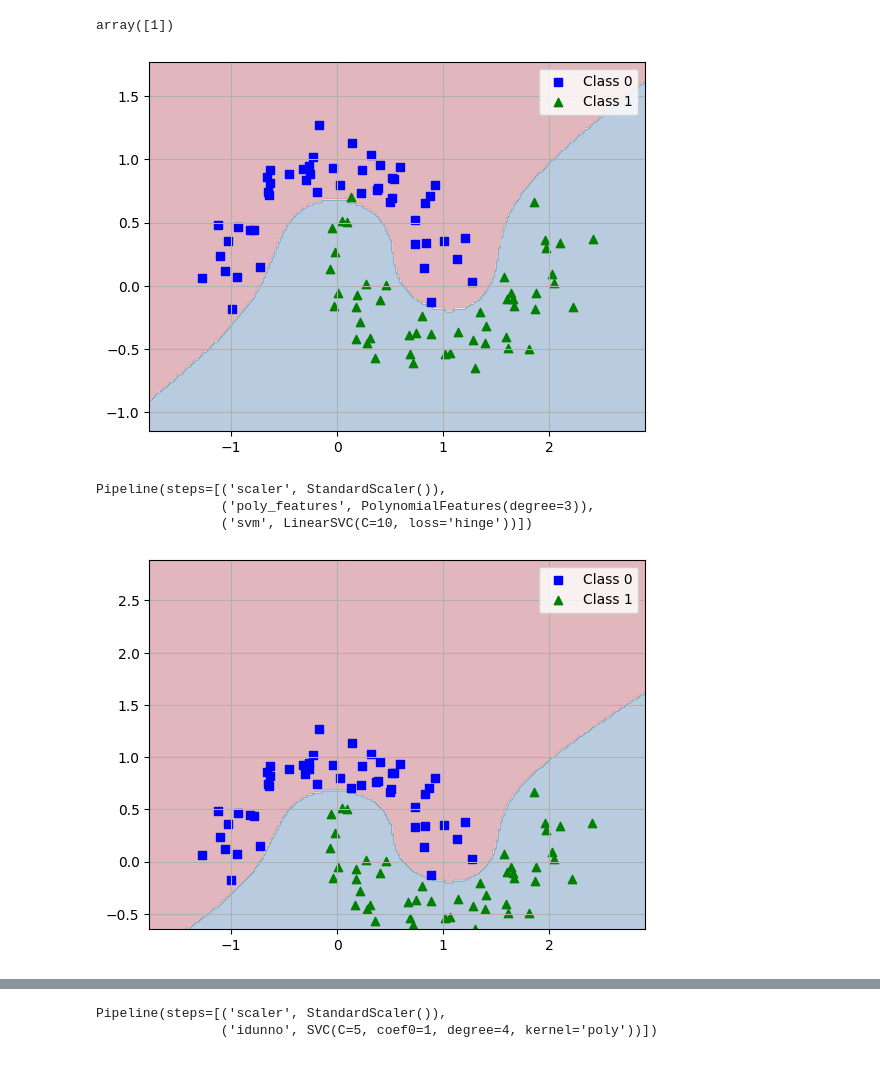
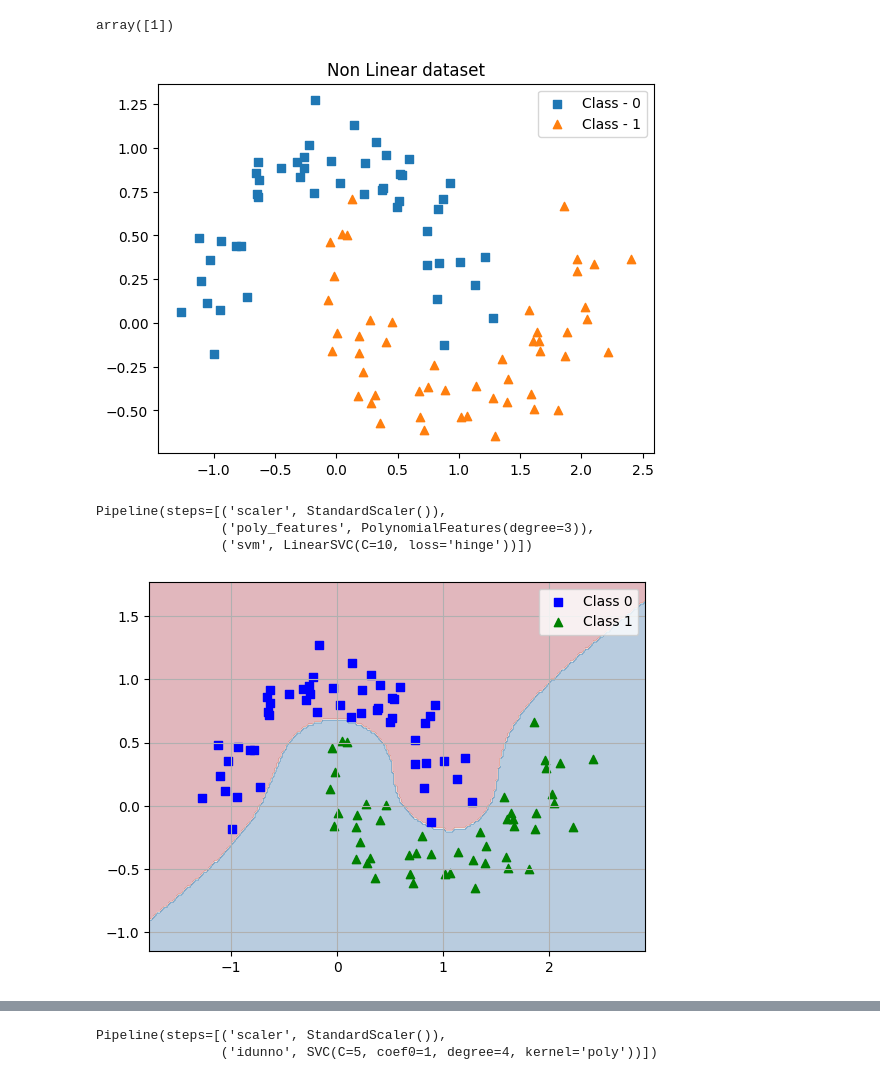
Before and after one commit to abjan90/Machine-learning, a Jupyter notebook: Supportvectormachine.ipynb, the cells around one changed output, grey strips where cells are left out. Cells and saved outputs as stored; diff of their text form; code cells hidden in the pictures.

Commit message:
Graphics

```diff
--- a/Supportvectormachine.ipynb
+++ b/Supportvectormachine.ipynb
@@ -53,23 +54,12 @@ import matplotlib.pyplot as plt
 x_1 , y_1 = make_moons(n_samples=100 , random_state=42 , noise= 0.15)
 # %%
-x_min , x_max = x_1[: , 0].min() -0.5 , x_1[: , 0].max() + 0.5
-y_min , y_max = x_1[: , 1].min() - 0.5  , x_1[: , 1].max() + 0.5
-
-#Create meshgrid
-xx , yy = np.meshgrid(np.arange(x_min , x_max , 0.02) ,
-                      np.arange(y_min , y_max , 0.02))
-
-z_1 = moon_pipeline.predict(np.c_[xx.ravel() , yy.ravel()]) #Here we flatten down the 2d xx , yy array into 1D array
-z_1 = z_1.reshape(xx.shape) #Here we convert that same 1d array into 2D array
-
-plt.contourf(xx , yy , z_1 , alpha = 0.3 , cmap = "RdBu")
-plt.scatter(x_1[y_1 == 0][: , 0] , x_1[y_1 == 0][: , 1] , label = "Class 0" , marker="s" , color = "blue")
-plt.scatter(x_1[y_1 == 1][: , 0] , x_1[y_1 == 1][: , 1] , label = "Class 1" , marker="^" , color = "green")
-plt.grid()
+plt.scatter(x_1[y_1 == 0][: , 0] , x_1[y_1 == 0][: , 1] , label = "Class - 0" , marker="s")
+plt.scatter(x_1[y_1 == 1][: , 0] , x_1[y_1 == 1][: , 1] , label = "Class - 1" , marker="^")
+plt.title("Non Linear dataset")
 plt.legend()
 plt.show()
 # %% [output]
-[figure, old version]
+[figure, new version]
 # %%
 moon_pipeline = Pipeline([
     ("scaler" , StandardScaler()),
@@ -86,7 +76,7 @@ Pipeline(steps=[('scaler', StandardScaler()),
 y_pred = moon_pipeline.predict(x_1)
 # %%
 x_min , x_max = x_1[: , 0].min() -0.5 , x_1[: , 0].max() + 0.5
-y_min , y_max = x_1[: , 1].min() , x_1[: , 0].max() +0.5
+y_min , y_max = x_1[: , 1].min() -0.5 , x_1[: , 1].max() +0.5
 
 #Meshgrid
 xx , yy = np.meshgrid(np.arange(x_min , x_max , 0.02),
@@ -103,7 +93,7 @@ plt.grid()
 plt.legend()
 plt.show()
 # %% [output]
-[figure, old version]
+[figure, new version]
 # %%
 #Polynomial Kernel :- Polynomial Kernel is a way to transform data into higher dimensions
 # implicitly without actually computing all the polynomial features. Transformarion is hidden
```
Also changed, not shown: parts of 3 cells of this notebook.
